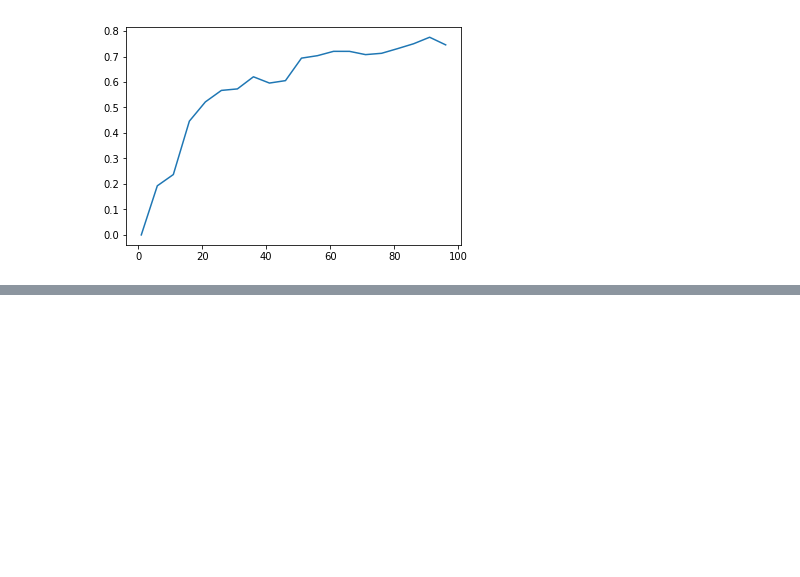
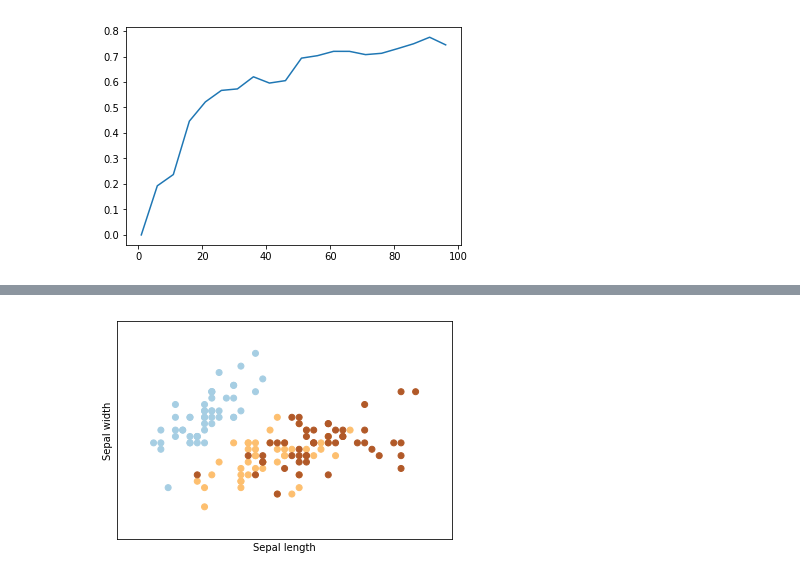
Before and after one commit to JinSeongKwang/data-science-workbook, a Jupyter notebook: data-science-from-scratch-workbook/12.K-NN.ipynb, the cells around one changed output, grey strips where cells are left out. Saved outputs shown, nothing was run; the diff lists cells and outputs as text; code cells hidden in the pictures; blank space fills up the shorter version.

```diff
--- a/data-science-from-scratch-workbook/12.K-NN.ipynb
+++ b/data-science-from-scratch-workbook/12.K-NN.ipynb
@@ -226,0 +277,14 @@ dim min(distances) mean(distances) min/mean
+# %%
+# Plot also the training points
+pl.scatter(X[:,0], X[:,1],c=Y )
+pl.xlabel('Sepal length')
+pl.ylabel('Sepal width')
+
+pl.xlim(xx.min(), xx.max())
+pl.ylim(yy.min(), yy.max())
+pl.xticks(())
+pl.yticks(())
+
+pl.show()
+# %% [output]
+[figure, added]
```
Also changed, not shown: parts of 9 cells of this notebook.
